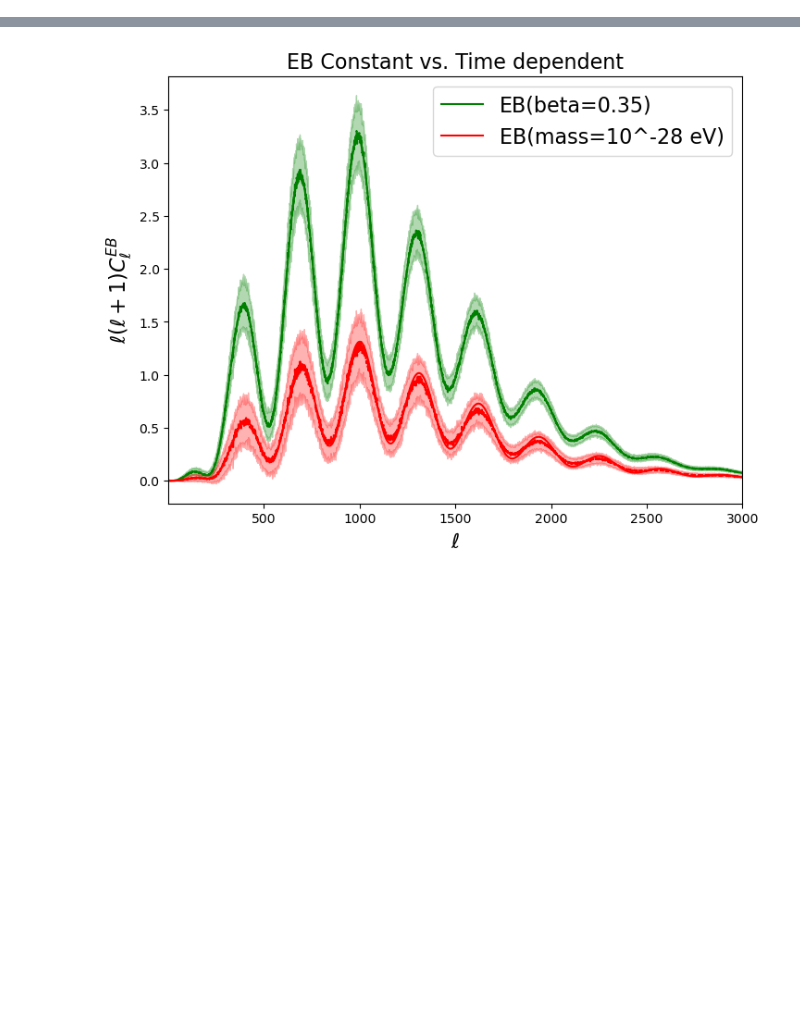
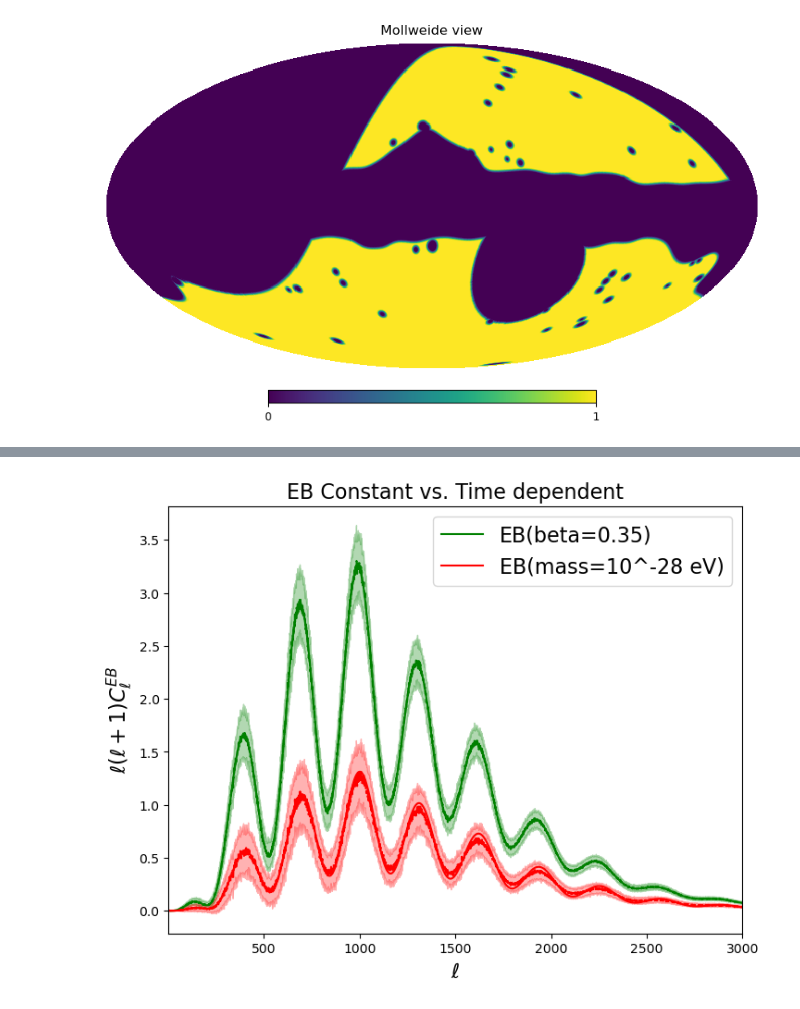
Before and after one commit to antolonappan/cobi, a Jupyter notebook: examples/simulations/cmb.ipynb, the cells around one changed output, grey strips where cells are left out. Cells and saved outputs as stored; diff of their text form; code cells hidden in the pictures; blank space fills up the shorter version.

```diff
--- a/examples/simulations/cmb.ipynb
+++ b/examples/simulations/cmb.ipynb
@@ -21,0 +35,2 @@ CMB : INFO - Isotropic(time dep.) cosmic birefringence model selected
+# %%
+m = Mask(dir, nside=1024, select='LATxCOxGALxPS', apo_scale=2, apo_method='C2',gal_cut=70)
@@ -21,0 +47,4 @@ CMB : INFO - Isotropic(time dep.) cosmic birefringence model selected
+# %%
+hp.mollview(m.mask)
+# %% [output]
+[figure, added]
```
Also changed, not shown: parts of 7 cells of this notebook, 4 other files.
